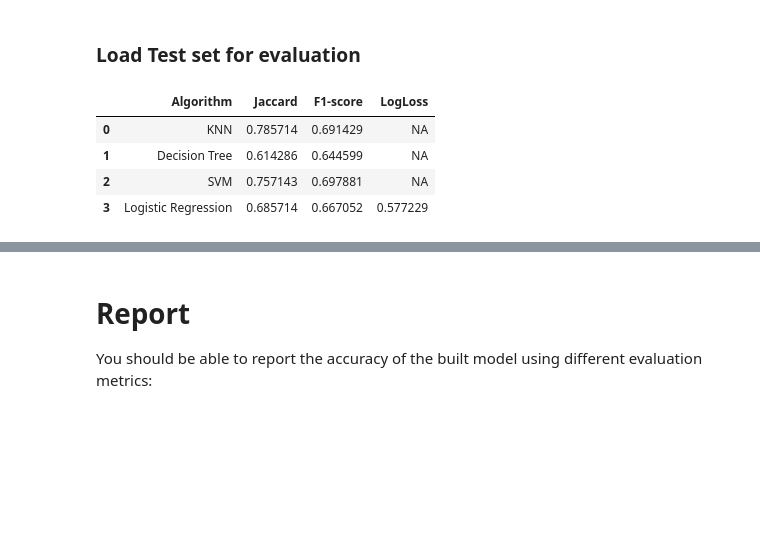
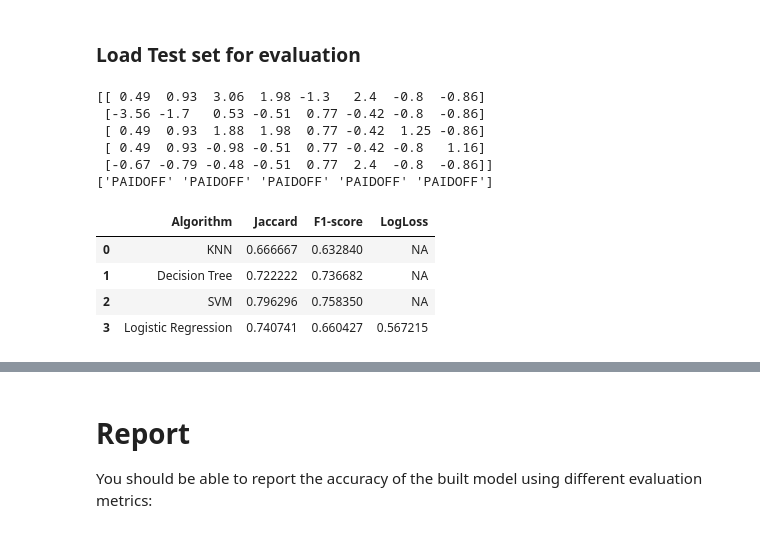
Before and after one commit to FabienNugier/coursera-IBM-course8-project, a Jupyter notebook: Machine Learning with Python Notebook.ipynb, the cells around one changed output, grey strips where cells are left out. Cells and saved outputs as stored; diff of their text form; code cells hidden in the pictures; blank space fills up the shorter version.

```diff
--- a/Machine Learning with Python Notebook.ipynb
+++ b/Machine Learning with Python Notebook.ipynb
@@ -554,5 +535,5 @@ Testing set: (70, 8) (70,)
 from sklearn.linear_model import LogisticRegression
 from sklearn.metrics import confusion_matrix
 
-LR = LogisticRegression(C=0.01, solver='liblinear').fit(X_train,y_train)
-LR
+LR = LogisticRegression(C=0.01, solver='liblinear')
+Loan_LR = LR.fit(X_train,y_train)
@@ -638,13 +635,0 @@ First, download and load the test set:
-# %%
-Report_df = pd.DataFrame(columns=['Algorithm','Jaccard','F1-score','LogLoss'])
-Report_df = Report_df.append({'Algorithm': 'KNN','Jaccard': KNN_jac,'F1-score': KNN_f1,'LogLoss':'NA'}, ignore_index=True)
-Report_df = Report_df.append({'Algorithm': 'Decision Tree','Jaccard': DT_jac,'F1-score': DT_f1,'LogLoss':'NA'}, ignore_index=True)
-Report_df = Report_df.append({'Algorithm': 'SVM','Jaccard': SVM_jac,'F1-score': SVM_f1,'LogLoss':'NA'}, ignore_index=True)
-Report_df = Report_df.append({'Algorithm': 'Logistic Regression','Jaccard': LR_jac,'F1-score': LR_f1,'LogLoss': LR_logloss}, ignore_index=True)
-Report_df.head()
-# %% [output]
-|  | Algorithm | Jaccard | F1-score | LogLoss |
-| 0 | KNN | 0.785714 | 0.691429 | NA |
-| 1 | Decision Tree | 0.614286 | 0.644599 | NA |
-| 2 | SVM | 0.757143 | 0.697881 | NA |
-| 3 | Logistic Regression | 0.685714 | 0.667052 | 0.577229 |
@@ -650,0 +642,60 @@ Report_df.head()
+# %%
+# Preprocessing of the data
+test_df['due_date'] = pd.to_datetime(test_df['due_date'])
+test_df['effective_date'] = pd.to_datetime(test_df['effective_date'])
+test_df['dayofweek'] = test_df['effective_date'].dt.dayofweek
+test_df['weekend'] = test_df['dayofweek'].apply(lambda x: 1 if (x>3)  else 0)
+test_df['Gender'].replace(to_replace=['male','female'], value=[0,1], inplace=True)
+Feature = test_df[['Principal','terms','age','Gender','weekend']]
+Feature = pd.concat([Feature, pd.get_dummies(test_df['education'])], axis=1)
+Feature.drop(['Master or Above'], axis = 1,inplace=True)
+X = Feature
+X = preprocessing.StandardScaler().fit(X).transform(X)
+print(X[0:5])
+y = test_df['loan_status'].values
+print(y[0:5])
+# %% [output]
+[[ 0.49  0.93  3.06  1.98 -1.3   2.4  -0.8  -0.86]
+ [-3.56 -1.7   0.53 -0.51  0.77 -0.42 -0.8  -0.86]
+ [ 0.49  0.93  1.88  1.98  0.77 -0.42  1.25 -0.86]
+ [ 0.49  0.93 -0.98 -0.51  0.77 -0.42 -0.8   1.16]
+ [-0.67 -0.79 -0.48 -0.51  0.77  2.4  -0.8  -0.86]]
+['PAIDOFF' 'PAIDOFF' 'PAIDOFF' 'PAIDOFF' 'PAIDOFF']
+# %%
+# Since the models have been saved earlier, we can just recall them on the new test set
+
+# K Nearest Neighbors
+new_KNN_yhat = Loan_KNN.predict(X)
+new_KNN_f1  = f1_score(y, new_KNN_yhat, average='weighted')
+new_KNN_jac = jaccard_similarity_score(y, new_KNN_yhat)
+New_Report_df = New_Report_df.append({'Algorithm': 'KNN','Jaccard': new_KNN_jac,'F1-score': new_KNN_f1,'LogLoss':'NA'}, ignore_index=True)
+
+# Decision Tree
+new_DT_yhat = Loan_Tree.predict(X)
+new_DT_f1   = f1_score(y, new_DT_yhat, average='weighted')
+new_DT_jac  = jaccard_similarity_score(y, new_DT_yhat)
+New_Report_df = New_Report_df.append({'Algorithm': 'Decision Tree','Jaccard': new_DT_jac,'F1-score': new_DT_f1,'LogLoss':'NA'}, ignore_index=True)
+
+# Support Vector Machine
+new_SVM_yhat = Loan_SVM.predict(X)
+new_SVM_f1   = f1_score(y, new_SVM_yhat, average='weighted')
+new_SVM_jac  = jaccard_similarity_score(y, new_SVM_yhat)
+New_Report_df = New_Report_df.append({'Algorithm': 'SVM','Jaccard': new_SVM_jac,'F1-score': new_SVM_f1,'LogLoss':'NA'}, ignore_index=True)
+
+# Logistic Regression
+y = np.asarray(test_df["loan_status"].replace({"PAIDOFF": 1, "COLLECTION": 0}))
+new_LR_yhat = Loan_LR.predict(X)
+new_LR_yhat_prob = Loan_LR.predict_proba(X)
+new_LR_f1   = f1_score(y, new_LR_yhat, average='weighted')
+new_LR_jac  = jaccard_similarity_score(y, new_LR_yhat)
+new_LR_logloss  = log_loss(y, new_LR_yhat_prob)
+New_Report_df = New_Report_df.append({'Algorithm': 'Logistic Regression','Jaccard': new_LR_jac,'F1-score': new_LR_f1,'LogLoss': new_LR_logloss}, ignore_index=True)
+
+# Printing summary
+New_Report_df.head()
+# %% [output]
+|  | Algorithm | Jaccard | F1-score | LogLoss |
+| 0 | KNN | 0.666667 | 0.632840 | NA |
+| 1 | Decision Tree | 0.722222 | 0.736682 | NA |
+| 2 | SVM | 0.796296 | 0.758350 | NA |
+| 3 | Logistic Regression | 0.740741 | 0.660427 | 0.567215 |
```
Also changed, not shown: parts of 29 cells of this notebook.
